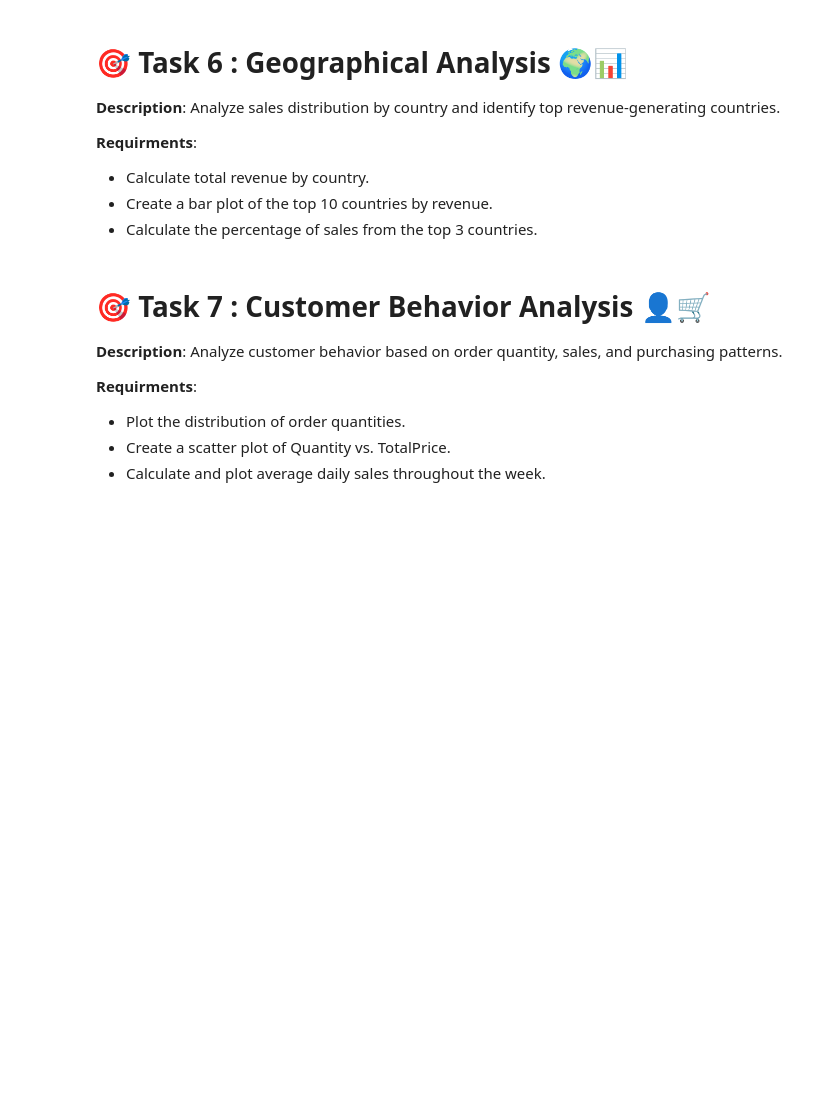
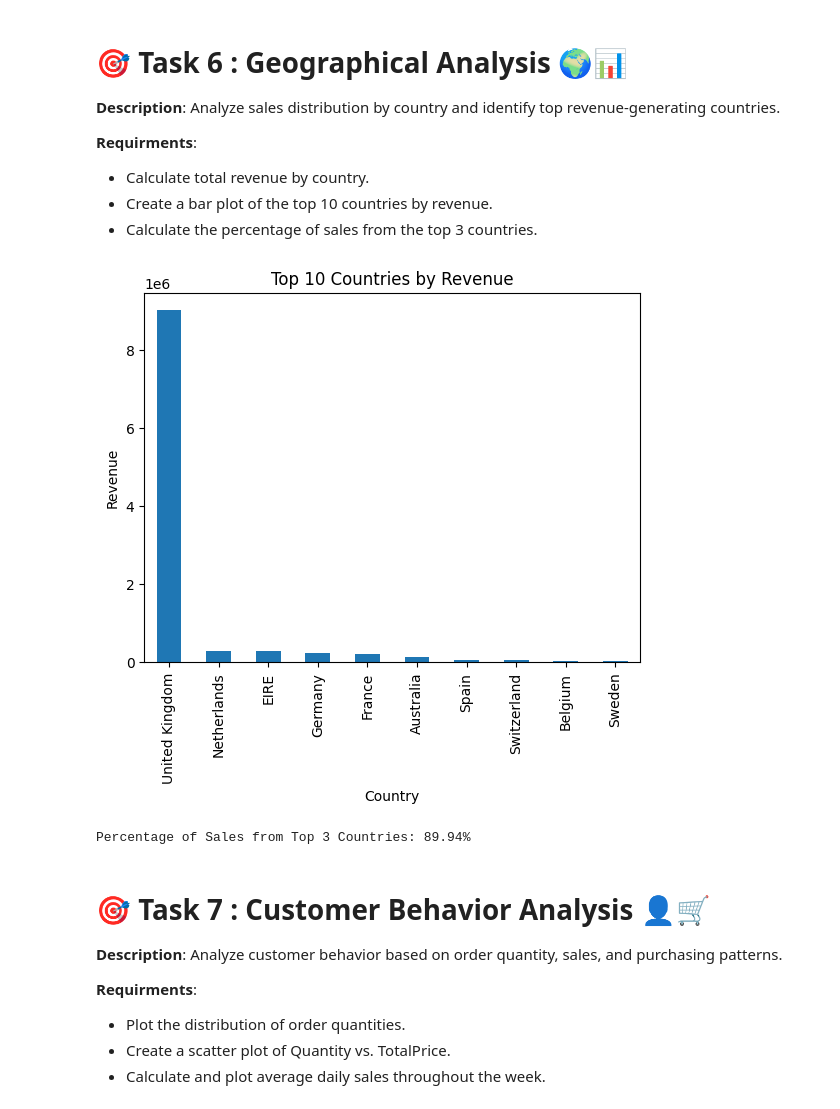
Before and after one commit to FR720/capstaneProject, a Jupyter notebook: Team_8_Capstone_Project_E_commerce_Analytics_Module.ipynb, the cells around one changed output. Saved outputs shown, nothing was run; the diff lists cells and outputs as text; code cells hidden in the pictures; blank space fills up the shorter version.

```diff
--- a/Team_8_Capstone_Project_E_commerce_Analytics_Module.ipynb
+++ b/Team_8_Capstone_Project_E_commerce_Analytics_Module.ipynb
@@ -364,6 +364,23 @@ plt.show()
 -  Calculate total revenue by country.
 -  Create a bar plot of the top 10 countries by revenue.
 -  Calculate the percentage of sales from the top 3 countries.
+# %%
+# Calculate total revenue by country
+country_revenue = data_sales.groupby('Country')['TotalPrice'].sum()
+# %%
+# Create a bar plot of the top 10 countries by revenue
+country_revenue.nlargest(10).plot(kind='bar', title='Top 10 Countries by Revenue')
+plt.xlabel('Country')
+plt.ylabel('Revenue')
+plt.show()
+# %% [output]
+[figure, added]
+# %%
+# Calculate the percentage of sales from the top 3 countries
+top_3_countries = country_revenue.nlargest(3).sum() / country_revenue.sum() * 100
+print(f"Percentage of Sales from Top 3 Countries: {top_3_countries:.2f}%")
+# %% [output]
+Percentage of Sales from Top 3 Countries: 89.94%
 # %% [markdown]
 # 🎯 **Task 7 : Customer Behavior Analysis** 👤🛒
 **Description**: Analyze customer behavior based on order quantity, sales, and purchasing patterns.
```
